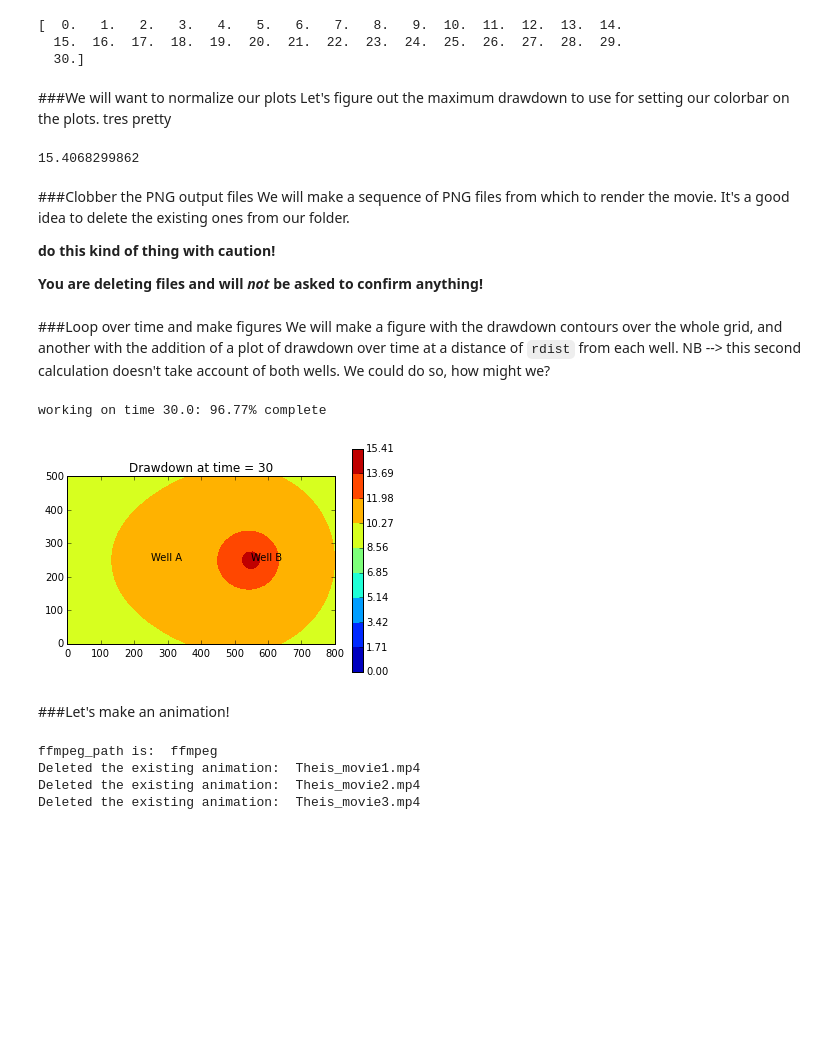
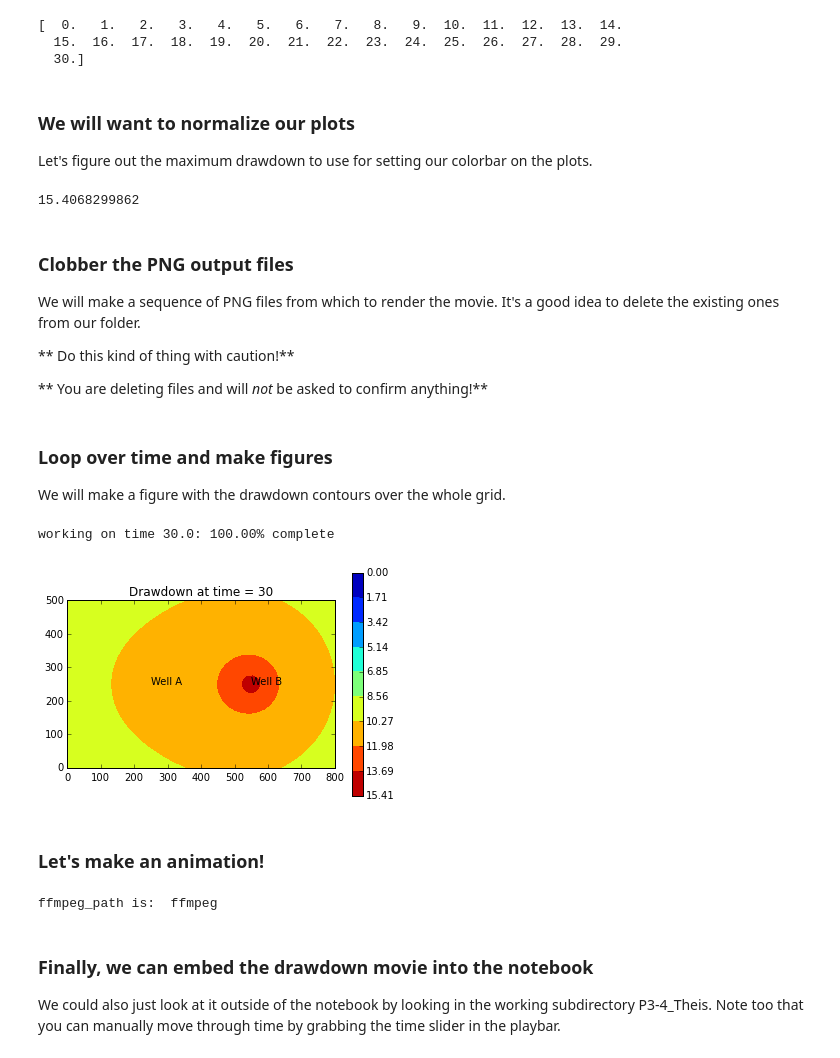
Before and after one commit to landr/Chapter_3_problems, a Jupyter notebook: P3.4_Theis_pumping.ipynb, the cells around one changed output. Cells and saved outputs as stored; diff of their text form; code cells hidden in the pictures; blank space fills up the shorter version.

Commit message:
Python 3 version uploaded

```diff
--- a/P3.4_Theis_pumping.ipynb
+++ b/P3.4_Theis_pumping.ipynb
@@ -74,8 +100,8 @@ print times
   15.  16.  17.  18.  19.  20.  21.  22.  23.  24.  25.  26.  27.  28.  29.
   30.]
 # %% [markdown]
-###We will want to normalize our plots
-Let's figure out the maximum drawdown to use for setting our colorbar on the plots.  tres pretty
+### We will want to normalize our plots
+Let's figure out the maximum drawdown to use for setting our colorbar on the plots.
 # %%
 #let's find the maximum drawdown
 drawdown_grid_max = np.zeros(xgrid.shape, dtype=float)
@@ -88,19 +114,19 @@ print max_drawdown
 # %% [output]
 15.4068299862
 # %% [markdown]
-###Clobber the PNG output files
+### Clobber the PNG output files
 We will make a sequence of PNG files from which to render the movie. It's a good idea to delete the existing ones from our folder.
 
-**do this kind of thing with caution!**
+ ** Do this kind of thing with caution!**
 
-**You are deleting files and will _not_ be asked to confirm anything!**
+ ** You are deleting files and will _not_ be asked to confirm anything!**
 # %%
 for cf in os.listdir(os.getcwd()):
     if cf.endswith('.png'):
         os.remove(cf)
 # %% [markdown]
-###Loop over time and make figures
-We will make a figure with the drawdown contours over the whole grid, and another with the addition of a plot of drawdown over time at a distance of `rdist` from each well. NB --> this second calculation doesn't take account of both wells. We could do so, how might we?
+### Loop over time and make figures
+We will make a figure with the drawdown contours over the whole grid.
 # %%
 # Note that this section of code is saving figures for animation - not plotting them!
 
@@ -117,7 +143,7 @@ for well_obj in well_list:
 for i,t in enumerate(times):
     # the following stuff just writes out a status message to the screen
     clear_output()
-    perc_done = (i/float(len(times))) * 100
+    perc_done = (i/float(len(times)-1)) * 100
     sys.stdout.write('working on time {0}: {1:2.2f}% complete'.format(t,
                                                                       perc_done))
     if i < len(times):
@@ -131,63 +157,43 @@ for i,t in enumerate(times):
         s = theis(well_obj.rate, T, S, r, t)
         well_obj.swell[i] = (theis(well_obj.rate, T, S, rdist, t))
         drawdown_grid += s
 
 
-    # drawdown field and at a point
+    # drawdown contour map (map view)
     plt.subplot(1, 3, 1, aspect='equal')
     im = plt.contourf(xgrid,
                  ygrid,
                  drawdown_grid,
                  np.linspace(0,max_drawdown,10))
-    # crazy stuff to make the colorbar fit better. very optional!
+    # optional color bar configuration
     divider = make_axes_locatable(plt.gca())
     cax = divider.append_axes("right", "5%", pad="3%")
-    plt.colorbar(im, cax=cax)
+    plt.colorbar(im, cax=cax).ax.invert_yaxis()
     for well_obj in well_list:
         plt.text(well_obj.x, well_obj.y, well_obj.name)
     plt.title('Drawdown at time = {0:.0f}'.format(t))
 
-    # also plot drawdown at a point from Well A
-    ax = plt.subplot(1,3,2)
-    plt.hold(True)
-    plt.plot(times,well_list[0].swell)      #remember 0 index in Python
-    plt.plot(t,well_list[0].swell[i],'ro')
-    ax.set_xlim([0,times[-1]])
-    ax.set_ylim([0,max_drawdown])
-    plt.tight_layout()
-    plt.savefig('s{0}.png'.format(i))
-    plt.close()
 
-    # also plot drawdown at a point
-    ax = plt.subplot(1,3,3)
-    plt.hold(True)
-    plt.plot(times,well_list[1].swell)
-    plt.plot(t,well_list[1].swell[i],'bo')
-    ax.set_xlim([0,times[-1]])
-    ax.set_ylim([0,max_drawdown])
-    plt.tight_layout()
-    plt.savefig('s1{0}.png'.format(i))
-    plt.close()
 
 # Let's finish with a drawdown only plot --> make a second set of figures with only the
     # make a plot
     plt.subplot(1, 1, 1, aspect='equal')
     im = plt.contourf(xgrid,
                  ygrid,
                  drawdown_grid,
                  np.linspace(0,max_drawdown,10))
-    plt.colorbar()
+    plt.colorbar().ax.invert_yaxis()
     for well_obj in well_list:
         plt.text(well_obj.x, well_obj.y, well_obj.name)
     plt.title('Drawdown at time = {0:.0f}'.format(t))
     plt.savefig('s_only{0}.png'.format(i))
 # %% [output]
-working on time 30.0: 96.77% complete
+working on time 30.0: 100.00% complete
-[figure, old version]
+[figure, new version]
 # %% [markdown]
-###Let's make an animation!
+### Let's make an animation!
 # %%
-# for the class, we need to determine where ffmpeg lives
+# for execution robustness, we need to determine where ffmpeg lives
 # in general, you probably won't need to bother
 import platform
 from subprocess import check_output
@@ -201,11 +207,11 @@ else:
     ffmpeg_path = 'ffmpeg'
 print 'ffmpeg_path is: ', ffmpeg_path
 
-figfiles = ['s_only%d.png','s%d.png','s1%d.png']
-anmfiles = ['Theis_movie1.mp4','Theis_movie2.mp4','Theis_movie3.mp4']
+figfiles = ['s_only%d.png']
+anmfiles = ['Theis_movie1.mp4']
 
 # note the tricky way we can iterate over the elements of
-# two lists in pairs using zip
+# two lists in pairs using zip (if you wanted to add more plots)
 for figfile,anmfile in zip(figfiles,anmfiles):
     try:
         os.remove(anmfile)
@@ -222,7 +228,7 @@ for figfile,anmfile in zip(figfiles,anmfiles):
                 anmfile])
 # %% [output]
 ffmpeg_path is:  ffmpeg
-Deleted the existing animation:  Theis_movie1.mp4
-Deleted the existing animation:  Theis_movie2.mp4
-Deleted the existing animation:  Theis_movie3.mp4
+# %% [markdown]
+### Finally, we can embed the drawdown movie into the notebook
+We could also just look at it outside of the notebook by looking in the working subdirectory P3-4_Theis.  Note too that you can manually move through time by grabbing the time slider in the playbar.
 # %%
```
Also changed, not shown: parts of 7 cells of this notebook, 3 other files.
